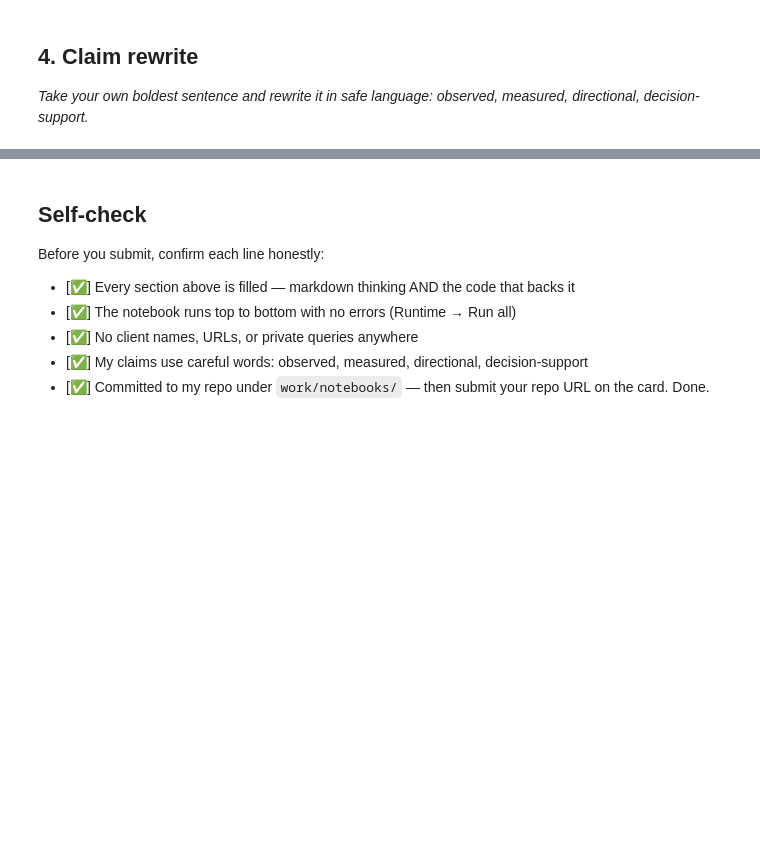
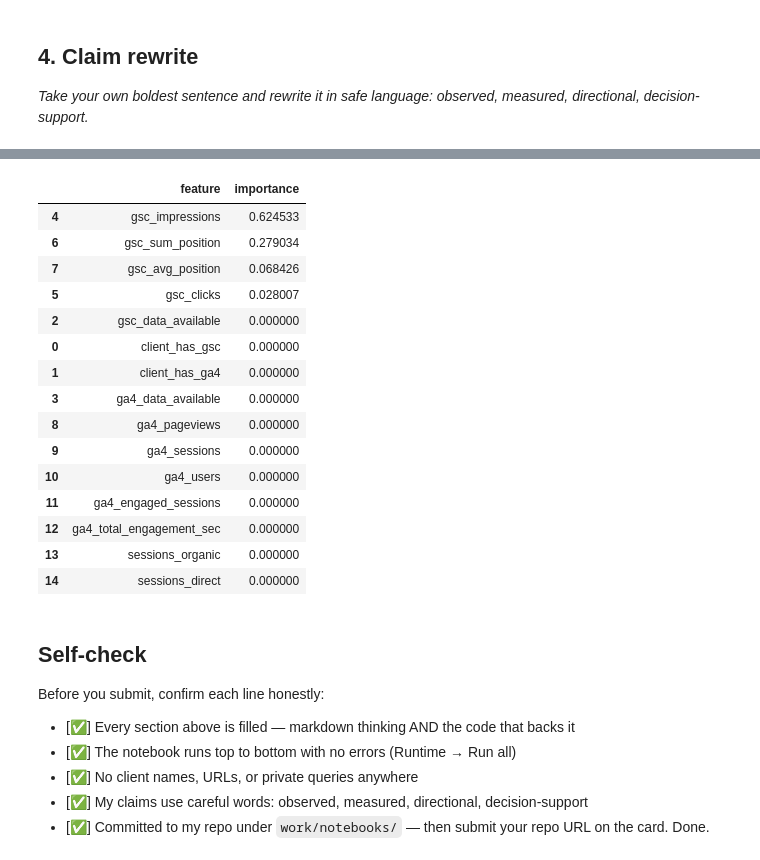
Before and after one commit to jenilrupareliya5150-bit/FlyRankAi-ml-Track, a Jupyter notebook: work/notebooks/w06_validation_audit.ipynb, the cells around one changed output, grey strips where cells are left out. Drawn from its saved outputs; the diff is of its cells as text; code cells hidden in the pictures; blank space fills up the shorter version.

```diff
--- a/work/notebooks/w06_validation_audit.ipynb
+++ b/work/notebooks/w06_validation_audit.ipynb
@@ -251,0 +425,33 @@ Honest-split ROC-AUC: 0.8378458481990365
+# %%
+time_model = RandomForestClassifier(
+    n_estimators=150,
+    max_depth=12,
+    min_samples_leaf=5,
+    random_state=42,
+    n_jobs=-1,
+    class_weight="balanced"
+)
+
+time_model.fit(
+    X_train_time,
+    y_train_time
+)
+
+time_proba = time_model.predict_proba(X_test_time)[:, 1]
+time_pred = (time_proba >= 0.5).astype(int)
+
+time_auc = roc_auc_score(
+    y_test_time,
+    time_proba
+)
+
+time_precision = precision_score(
+    y_test_time,
+    time_pred,
+    zero_division=0
+)
+
+print("AFTER — Time-aware split")
+print("-------------------------")
+print("ROC-AUC:", round(time_auc, 4))
+print("Precision:", round(time_precision, 4))
@@ -383,3 +632,32 @@ A safer claim is: the model provides a measured ranking signal that can help pri
+# %%
+# Show the most important features from the honest time-aware model
+
+importance_df = pd.DataFrame({
+    "feature": X_train_time.columns,
+    "importance": time_model.feature_importances_
+}).sort_values(
+    "importance",
+    ascending=False
+)
+
+display(importance_df.head(15))
+# %% [output]
+|  | feature | importance |
+| 4 | gsc_impressions | 0.624533 |
+| 6 | gsc_sum_position | 0.279034 |
+| 7 | gsc_avg_position | 0.068426 |
+| 5 | gsc_clicks | 0.028007 |
+| 2 | gsc_data_available | 0.000000 |
+| 0 | client_has_gsc | 0.000000 |
+| 1 | client_has_ga4 | 0.000000 |
+| 3 | ga4_data_available | 0.000000 |
+| 8 | ga4_pageviews | 0.000000 |
+| 9 | ga4_sessions | 0.000000 |
+| 10 | ga4_users | 0.000000 |
+| 11 | ga4_engaged_sessions | 0.000000 |
+| 12 | ga4_total_engagement_sec | 0.000000 |
+| 13 | sessions_organic | 0.000000 |
+| 14 | sessions_direct | 0.000000 |
 # %% [markdown]
 ## Self-check
 
```
Also changed, not shown: parts of 28 cells of this notebook.
